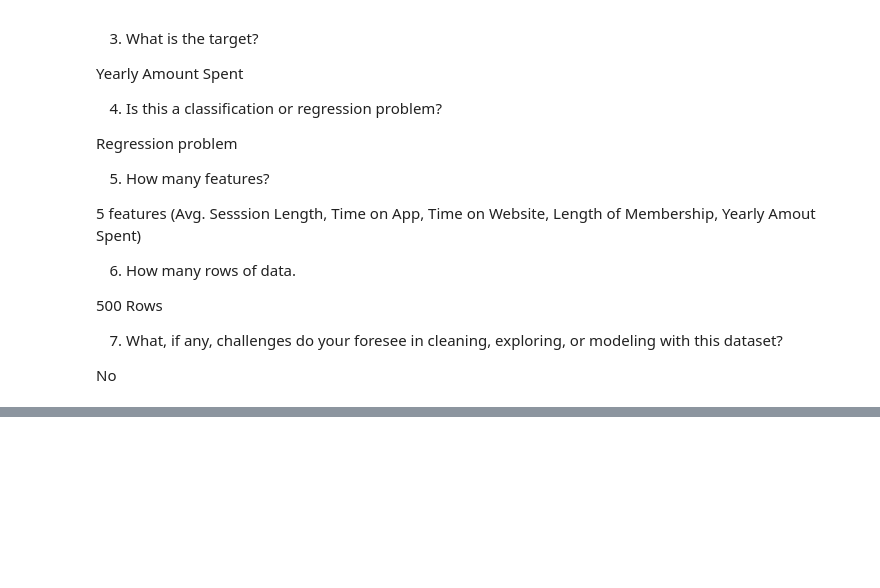
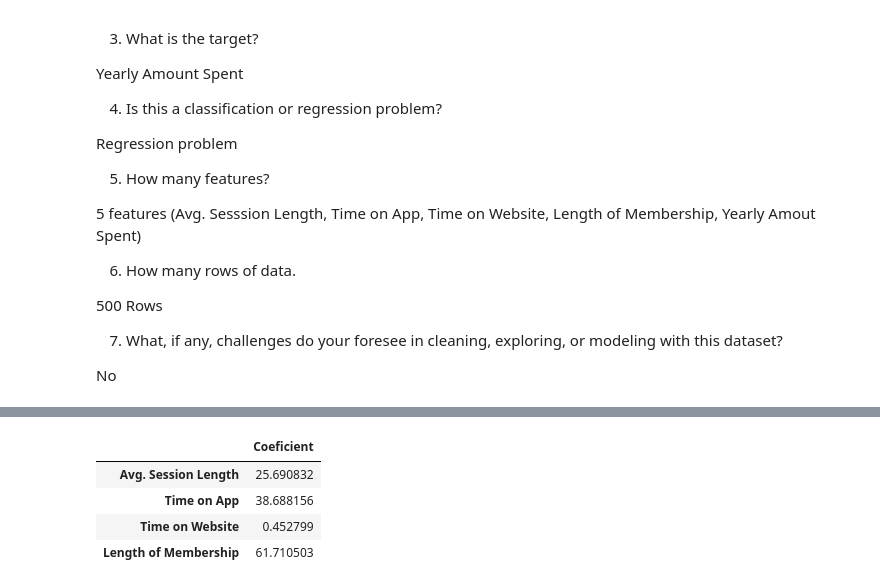
Before and after one commit to munusamymp/datascience_projects, a Jupyter notebook: ecommerce_customers/ecommerce_customers.ipynb, the cells around one changed output, grey strips where cells are left out. Saved outputs shown, nothing was run; the diff lists cells and outputs as text; code cells hidden in the pictures; blank space fills up the shorter version.

```diff
--- a/ecommerce_customers/ecommerce_customers.ipynb
+++ b/ecommerce_customers/ecommerce_customers.ipynb
@@ -77,0 +121,11 @@ No
+# %%
+features = X.columns
+coeficient = reg.coef_
+
+pd.DataFrame({'Coeficient': coeficient}, index=features)
+# %% [output]
+|  | Coeficient |
+| Avg. Session Length | 25.690832 |
+| Time on App | 38.688156 |
+| Time on Website | 0.452799 |
+| Length of Membership | 61.710503 |
```
Also changed, not shown: parts of 16 cells of this notebook.
